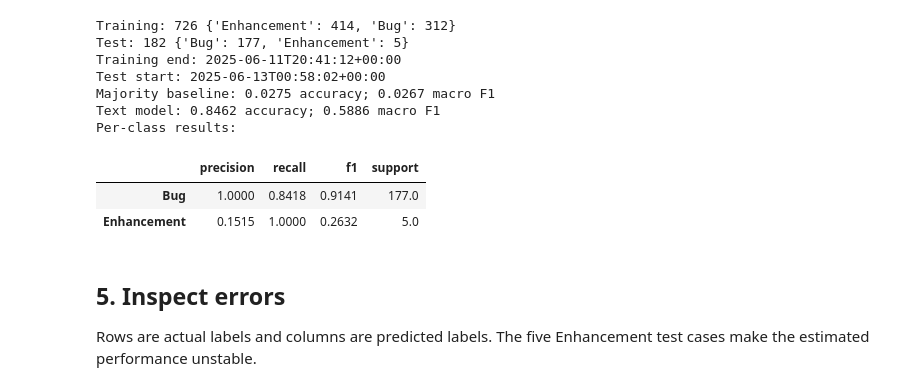
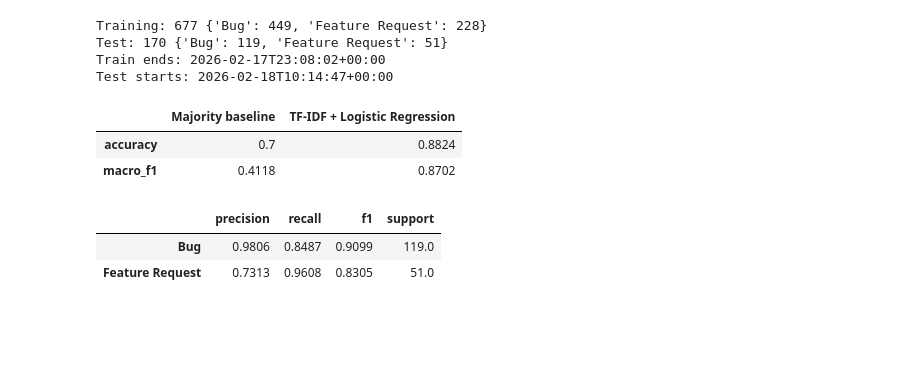
Before and after one commit to LOHITHR29/github-issue-triage-assistant-rcel506, a Jupyter notebook: issue_triage_full_pipeline_lr103.ipynb, the cells around one changed output. Drawn from its saved outputs; the diff is of its cells as text; code cells hidden in the pictures; blank space fills up the shorter version.

```diff
--- a/issue_triage_full_pipeline_lr103.ipynb
+++ b/issue_triage_full_pipeline_lr103.ipynb
@@ -11,5 +47,5 @@ The cell below contains the same functions as `triage.py` in the demo folder. It
 # %%
-"""Reproducible, repository-specific issue triage prototype."""
+"""Reproducible, repository-specific Bug versus Feature Request triage."""
 
 from __future__ import annotations
 
@@ -25,12 +61,16 @@ from sklearn.metrics import accuracy_score, confusion_matrix, f1_score, precisio
 from sklearn.pipeline import Pipeline
 
 
-LABELS = ("Bug", "Enhancement")
+LABELS = ("Bug", "Feature Request")
 TARGET_WORDS = re.compile(
-    r"\b(?:bug\s+reports?|new\s+features?|feature\s+requests?|bugs?|enhancements?|enh)\b",
+    r"\b(?:bug\s+reports?|new\s+features?|feature\s+requests?|bugs?|features?|enhancements?|enh)\b",
     flags=re.IGNORECASE,
 )
 TEMPLATE_HEADERS = re.compile(r"(?m)^\s*#{1,6}\s+[^\n]*$")
+VERSIONS_SECTION = re.compile(
+    r"(?ims)^\s*#{1,6}\s+versions?\s*$.*?(?=^\s*#{1,6}\s|\Z)"
+)
+NO_RESPONSE = re.compile(r"(?im)^\s*_?no response_?\s*$")
 SPACE = re.compile(r"\s+")
 
 
@@ -38,6 +78,8 @@ def clean_text(title: object, body: object) -> str:
     """Use only title and body, with explicit target words and common headers removed."""
     parts = [part if isinstance(part, str) else "" for part in (title, body)]
     text = "\n".join(parts)
+    text = VERSIONS_SECTION.sub(" ", text)
+    text = NO_RESPONSE.sub(" ", text)
     text = TEMPLATE_HEADERS.sub(" ", text)
     text = TARGET_WORDS.sub(" ", text)
     text = re.sub(r"(?m)^\s*[:;]\s*", " ", text)
@@ -55,7 +97,7 @@ def load_issues(path: Path) -> pd.DataFrame:
     if issues["title"].isna().any():
         raise ValueError("Issue titles must be present")
     if set(issues["issue_type"]) != set(LABELS):
-        raise ValueError("Expected exactly Bug and Enhancement labels")
+        raise ValueError("Expected exactly Bug and Feature Request labels")
     issues["created_at"] = pd.to_datetime(issues["created_at"], utc=True, errors="raise")
     issues["text"] = [clean_text(t, b) for t, b in zip(issues["title"], issues["body"])]
     if issues["text"].eq("").any():
@@ -187,0 +185,13 @@ These are counts in the saved sample, not annual totals for all scikit-learn iss
+# %%
+issues = load_issues(DATA_PATH)
+print("All issues collected:", audit["raw_count"])
+print("Excluded, neither target:", audit["excluded"]["neither_target"])
+print("Excluded, both categories:", audit["excluded"]["ambiguous"])
+print("Usable binary issues:", len(issues))
+print("Unique issue numbers:", issues.issue_number.nunique())
+print("Date range:", issues.created_at.min(), "to", issues.created_at.max())
+print("Class counts:\n", issues.issue_type.value_counts())
+print("Missing values:\n", issues[["title", "body", "created_at", "issue_type"]].isna().sum())
+assert len(issues) == audit["labeled_count"]
+assert len(issues) + sum(audit["excluded"].values()) == audit["raw_count"]
+display(issues[["issue_number", "created_at", "title", "issue_type"]].head())
@@ -203,25 +280,23 @@ TF-IDF is fit only on training text. The comparison model always predicts the tr
 # %%
 result = fit_and_evaluate(issues)
 print("Training:", result.metrics["train_count"], result.metrics["train_labels"])
 print("Test:", result.metrics["test_count"], result.metrics["test_labels"])
-print("Training end:", result.metrics["train_end"])
-print("Test start:", result.metrics["test_start"])
-print("Majority baseline:", result.metrics["baseline"]["accuracy"], "accuracy;", result.metrics["baseline"]["macro_f1"], "macro F1")
-print("Text model:", result.metrics["model"]["accuracy"], "accuracy;", result.metrics["model"]["macro_f1"], "macro F1")
-print("Per-class results:")
+print("Train ends:", result.metrics["train_end"])
+print("Test starts:", result.metrics["test_start"])
+scores = pd.DataFrame({
+    "Majority baseline": result.metrics["baseline"],
+    "TF-IDF + Logistic Regression": result.metrics["model"],
+}).loc[["accuracy", "macro_f1"]]
+display(scores)
 display(pd.DataFrame(result.metrics["model"]["per_class"]).T)
 # %% [output]
-Training: 726 {'Enhancement': 414, 'Bug': 312}
-Test: 182 {'Bug': 177, 'Enhancement': 5}
-Training end: 2025-06-11T20:41:12+00:00
-Test start: 2025-06-13T00:58:02+00:00
-Majority baseline: 0.0275 accuracy; 0.0267 macro F1
-Text model: 0.8462 accuracy; 0.5886 macro F1
-Per-class results:
+Training: 677 {'Bug': 449, 'Feature Request': 228}
+Test: 170 {'Bug': 119, 'Feature Request': 51}
+Train ends: 2026-02-17T23:08:02+00:00
+Test starts: 2026-02-18T10:14:47+00:00
-|  | precision | recall | f1 | support |
-| Bug | 1.0000 | 0.8418 | 0.9141 | 177.0 |
-| Enhancement | 0.1515 | 1.0000 | 0.2632 | 5.0 |
+|  | Majority baseline | TF-IDF + Logistic Regression |
+| accuracy | 0.7 | 0.8824 |
+| macro_f1 | 0.4118 | 0.8702 |
+|  | precision | recall | f1 | support |
+| Bug | 0.9806 | 0.8487 | 0.9099 | 119.0 |
+| Feature Request | 0.7313 | 0.9608 | 0.8305 | 51.0 |
-# %% [markdown]
-## 5. Inspect errors
-
-Rows are actual labels and columns are predicted labels. The five Enhancement test cases make the estimated performance unstable.
```
Also changed, not shown: parts of 24 cells of this notebook, 14 other files.
